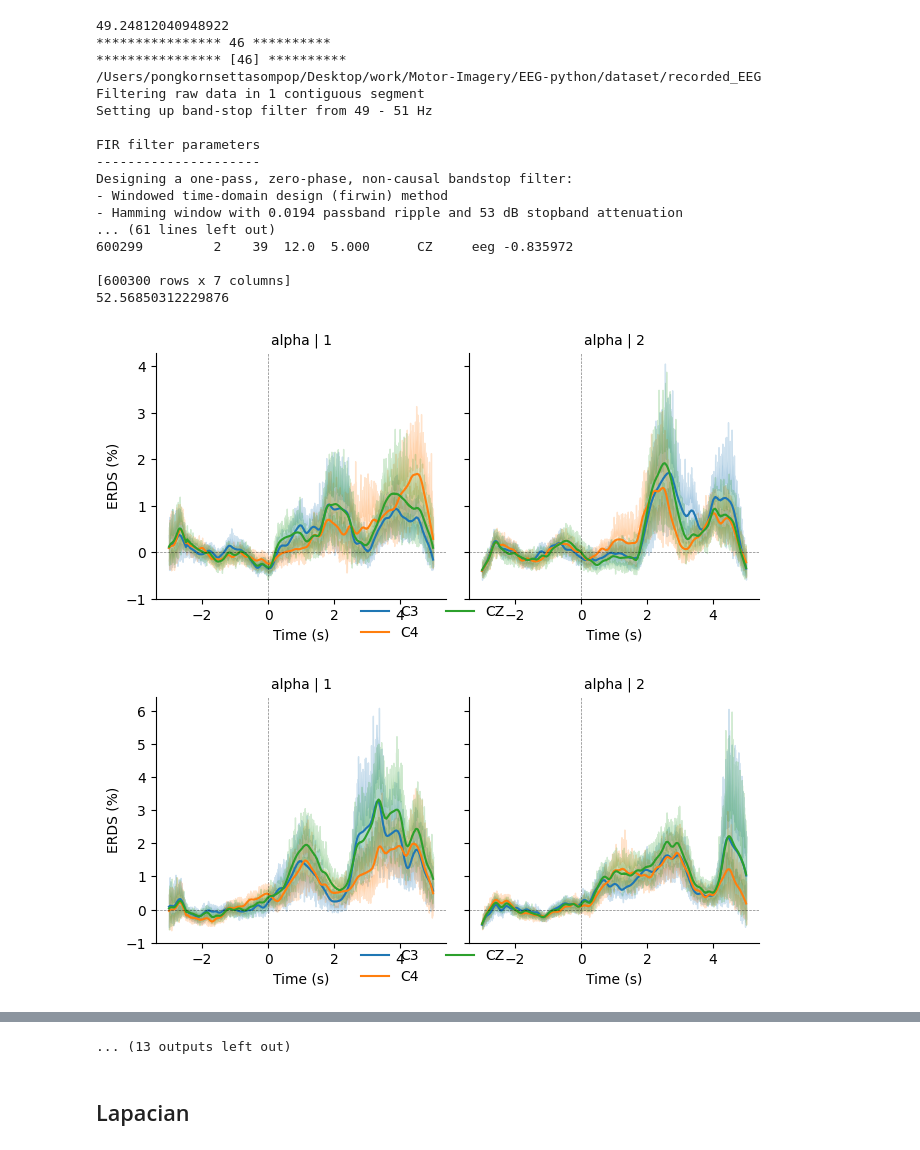
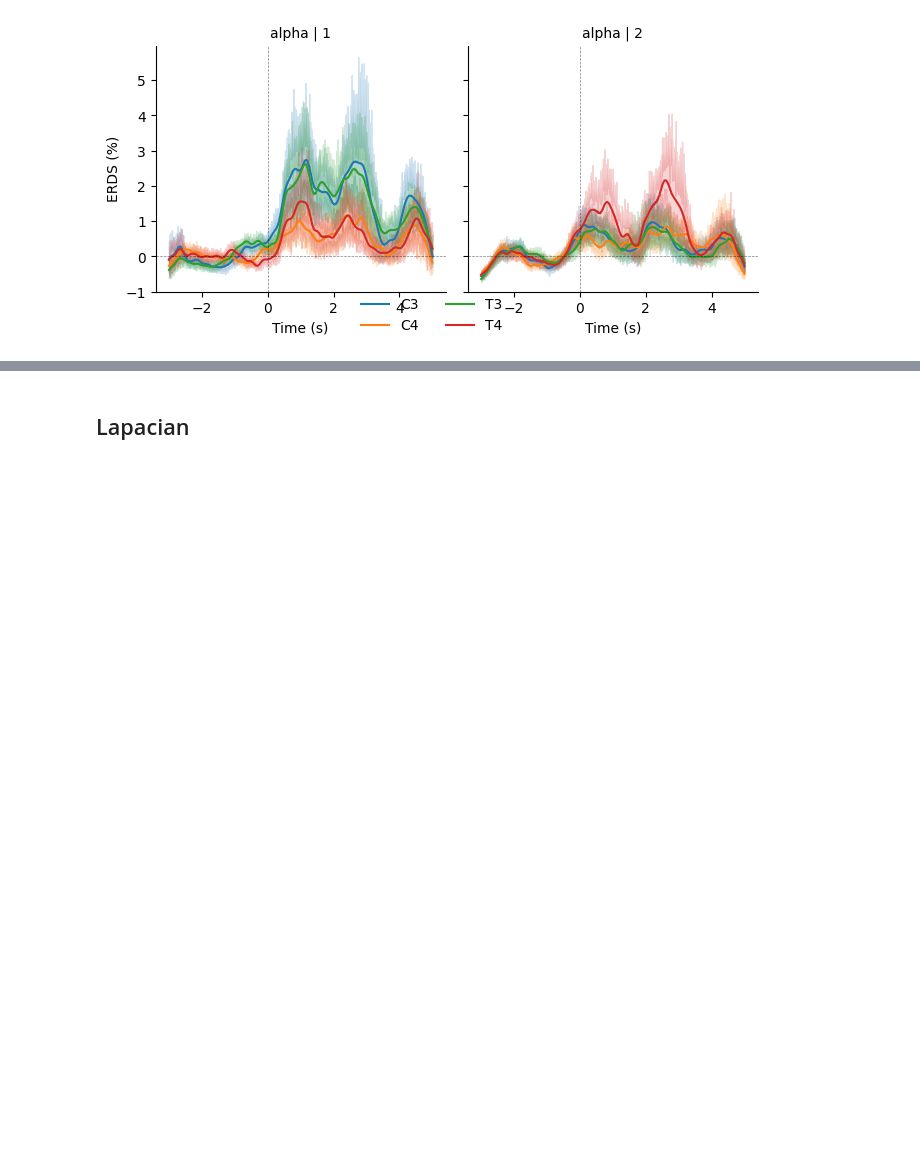
Before and after one commit to Newturno/Motor-Imagery, a Jupyter notebook: EEG-python/Training/Visualization.ipynb, the cells around one changed output, grey strips where cells are left out. Drawn from its saved outputs; the diff is of its cells as text; code cells hidden in the pictures; blank space fills up the shorter version.

Commit message:
record hand rest foot MI

```diff
--- a/EEG-python/Training/Visualization.ipynb
+++ b/EEG-python/Training/Visualization.ipynb
@@ -54,10 +54,10 @@ from config import *
 #session 2
 #runs = [[7,9],[8,10],[7,8,9,10]]
 #runs_name = ['EX','MI',"ALL"]
-runs = [[25],[26],[27],[28],[29],[30],[31],[32],[33],[34],[35],[36],[37],[38],[39],[40],[41],[42],[43],[44],[45],[46],[47]]
+runs = [[12]]
 #runs = [[26,27,28,29,30]]
-runs_name = ['25','26','27','28','29','30','31','32','33','34','35','36','37','38','39','40','41','42','43','44','45','46','47']
-subjects = [17]
+runs_name = ['MI']
+subjects = [21]
 
 freqs = np.arange(8, 13)  # frequencies from 2-35Hz
 vmin, vmax = -10, 10  # set min and max ERDS values in plot
@@ -83,7 +83,7 @@ for i in range(len(runs)):
     raw=raw.filter(8,13, method='fir', verbose="error")
     #print("HELLO")
     #print(raw.info['ch_names'])
-    #raw.pick_channels(['C3','C4','STIM MARKERS'])
+    raw.pick_channels(['T3','C3','C4','T4','STIM MARKERS'])
 
     epochs=eeg.epochs(raw,tmin=tmin,tmax=tmax,baseline=baseline)
     event_ids = epochs.event_id
@@ -147,19 +147 @@ Designing a one-pass, zero-phase, non-causal bandstop filter:
-49.24812040948922
-**************** 46 **********
-**************** [46] **********
-/Users/pongkornsettasompop/Desktop/work/Motor-Imagery/EEG-python/dataset/recorded_EEG
-Filtering raw data in 1 contiguous segment
-Setting up band-stop filter from 49 - 51 Hz
-
-FIR filter parameters
----------------------
-Designing a one-pass, zero-phase, non-causal bandstop filter:
-- Windowed time-domain design (firwin) method
-- Hamming window with 0.0194 passband ripple and 53 dB stopband attenuation
-... (61 lines left out)
-600299         2    39  12.0  5.000      CZ     eeg -0.835972
-
-[600300 rows x 7 columns]
-52.56850312229876
-[figure, old version]
+[figure, new version]
-[figure, removed]
@@ -174,4 +148,3 @@ Designing a one-pass, zero-phase, non-causal bandstop filter:
-... (13 outputs left out)
 # %% [markdown]
 ## Lapacian
 # %%
```
Also changed, not shown: parts of 1 cell of this notebook, 17 other files.
